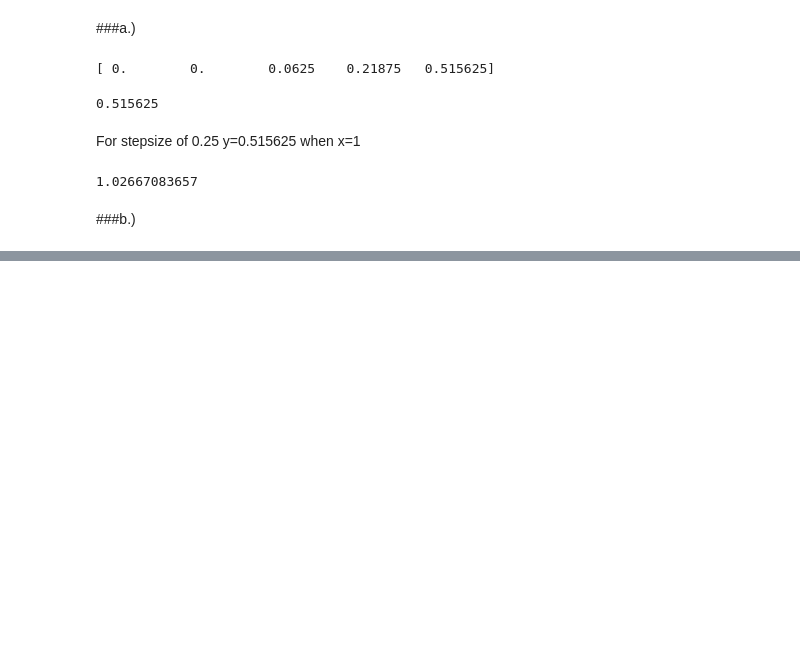
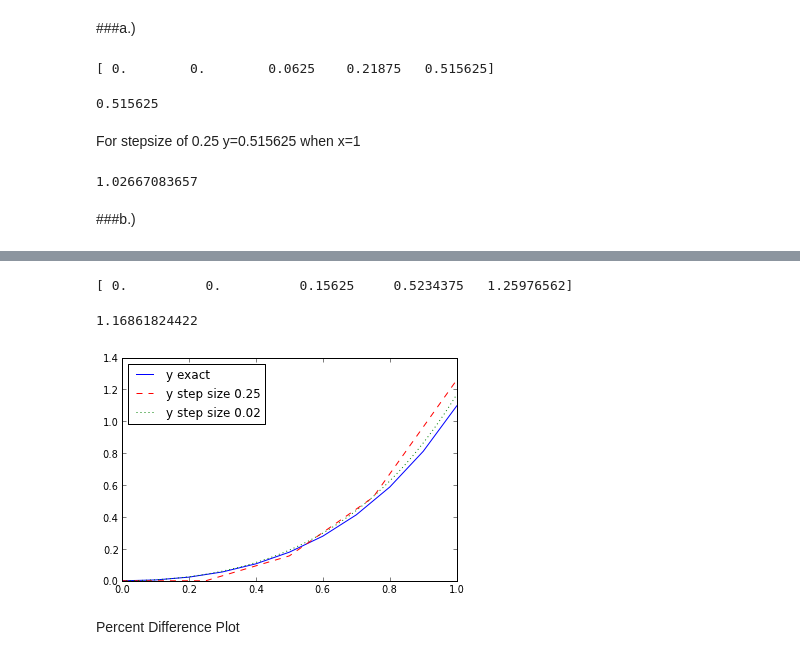
Before and after one commit to npilgram/PHYS202-S13, a Jupyter notebook: Week7/ThursdayNotes5-16.ipynb, the cells around one changed output, grey strips where cells are left out. Cells and saved outputs as stored; diff of their text form; code cells hidden in the pictures; blank space fills up the shorter version.

```diff
--- a/Week7/ThursdayNotes5-16.ipynb
+++ b/Week7/ThursdayNotes5-16.ipynb
@@ -60,0 +67,46 @@ ValueError: x and y must have same first dimension
+# %%
+stp_size = 0.25
+y_0=0
+
+x1 = arange(0.,1.+stp_size,stp_size)
+y = zeros(x1.size, dtype=float)
+
+dydx = lambda x,y: x+(2*y)
+
+for i in range(1,y.size-1):
+    y[i+1]=y[i] + dydx(x1[i],y[i])*stp_size
+    y[i+1]=y[i] + dydx(x1[i+1],y[i+1])*stp_size
+y1 = y
+print y1
+# %% [output]
+[ 0.          0.          0.15625     0.5234375   1.25976562]
+# %%
+stp_size = 0.02
+y_0=0
+
+x2 = arange(0.,1.+stp_size,stp_size)
+y = zeros(x2.size, dtype=float)
+
+dydx = lambda x,y: x+(2*y)
+
+for i in range(y.size-1):
+    y[i+1]=y[i] + dydx(x2[i],y[i])*stp_size
+    y[i+1]=y[i] + dydx(x2[i+1],y[i+1])*stp_size
+print y[-1]
+
+y2=y
+# %% [output]
+1.16861824422
+# %%
+x = arange(0.,1.+0.1,0.1)
+y_exct= 0.25*(e**(2*x))-(0.5*x)-0.25
+
+plot(x,y_exct, 'b-', label='y exact')
+plot(x1,y1, 'r--', label='y step size 0.25')
+plot(x2,y2, 'g:', label='y step size 0.02')
+legend(loc='upper left')
+show()
+# %% [output]
+[figure, added]
+# %% [markdown]
+Percent Difference Plot
```
Also changed, not shown: parts of 15 cells of this notebook.
